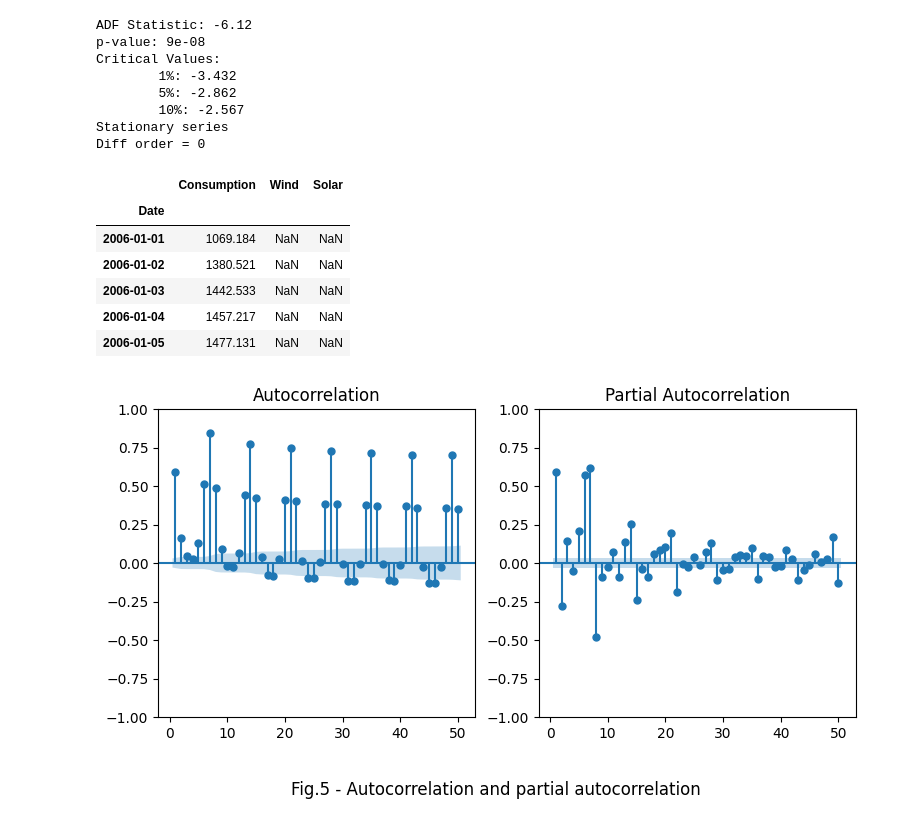
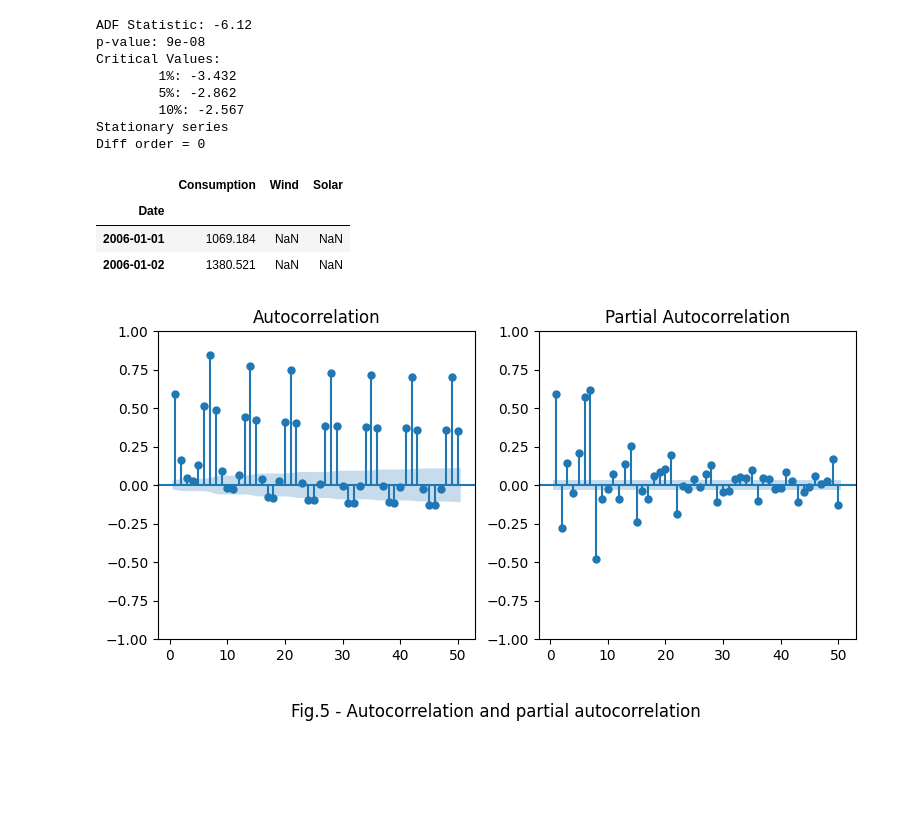
Before and after one commit to Alex1iv/Power_consumption_prediction, a Jupyter notebook: notebooks/power_consumption.ipynb, the cells around one changed output. Saved outputs shown, nothing was run; the diff lists cells and outputs as text; code cells hidden in the pictures; blank space fills up the shorter version.

```diff
--- a/notebooks/power_consumption.ipynb
+++ b/notebooks/power_consumption.ipynb
@@ -381,15 +382,12 @@ Critical Values:
 Stationary series
 Diff order = 0
 # %%
-train_data.head()
+train_data.head(2)
 # %% [output]
 |  | Consumption | Wind | Solar |
 | Date |  |  |  |
 | 2006-01-01 | 1069.184 | NaN | NaN |
 | 2006-01-02 | 1380.521 | NaN | NaN |
-| 2006-01-03 | 1442.533 | NaN | NaN |
-| 2006-01-04 | 1457.217 | NaN | NaN |
-| 2006-01-05 | 1477.131 | NaN | NaN |
 # %%
 plot_acf_pacf(train_data['Consumption'], lags=50, fig_id=5) #
 # %% [output]
```
Also changed, not shown: parts of 8 cells of this notebook, 1 other file.
